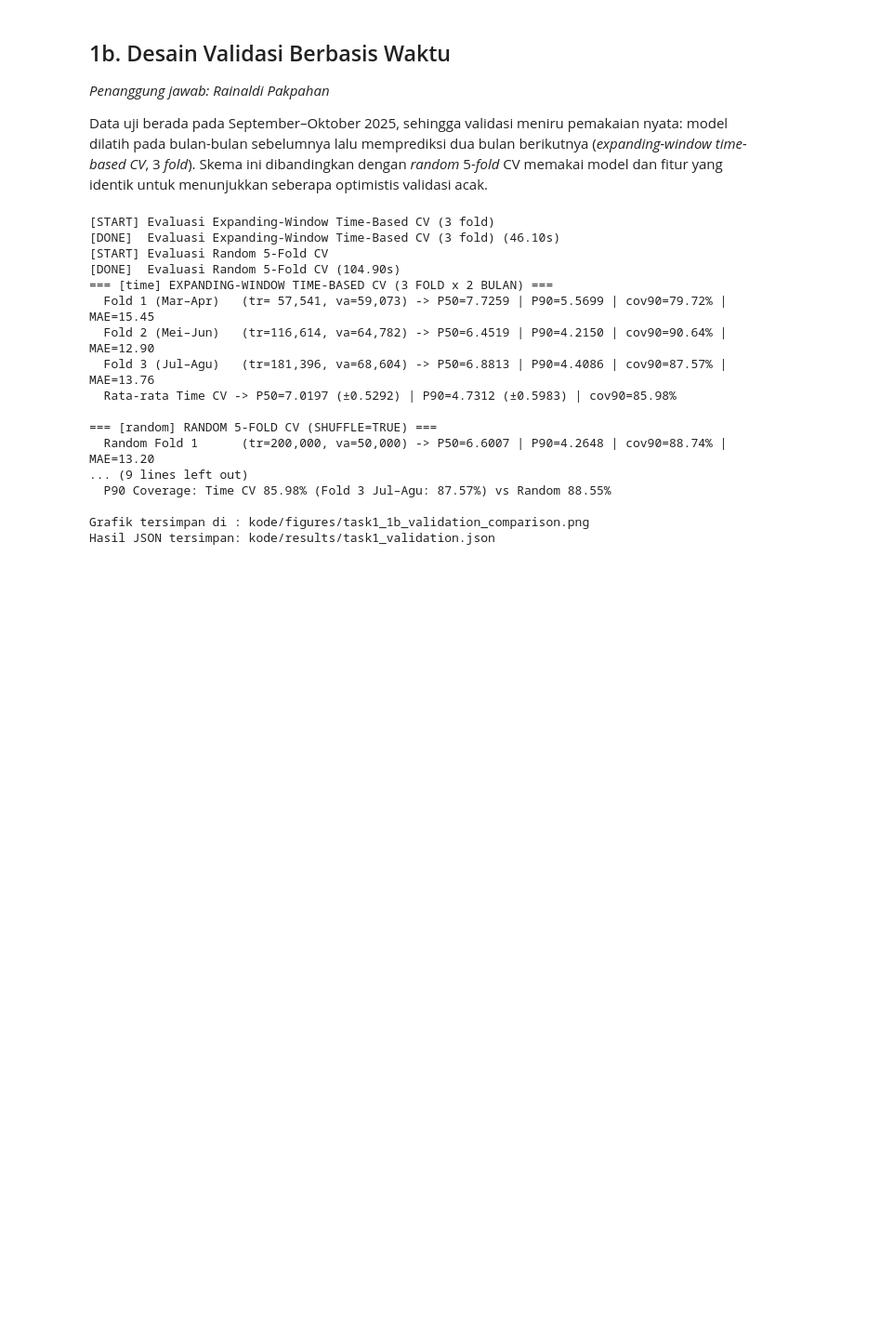
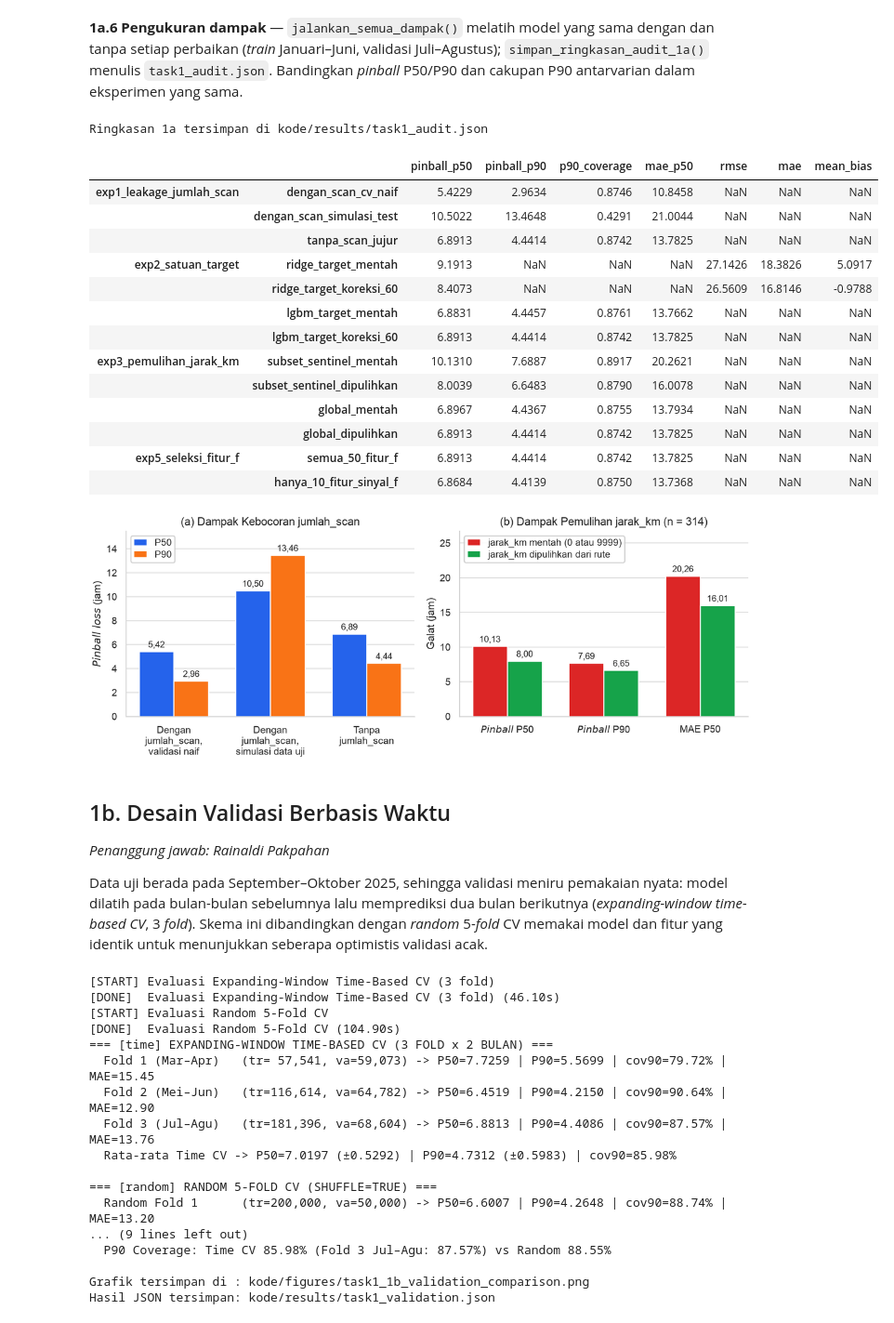
Before and after one commit to Nerodix/uts-ml-2026, a Jupyter notebook: kode/notebooks/tugas1_regresi.ipynb, the cells around one changed output. Shown at 93% size. Saved outputs shown, nothing was run; the diff lists cells and outputs as text; code cells hidden in the pictures; blank space fills up the shorter version.

```diff
--- a/kode/notebooks/tugas1_regresi.ipynb
+++ b/kode/notebooks/tugas1_regresi.ipynb
@@ -166,3 +304,38 @@ for nama in (
+# %% [markdown]
+**1a.6 Pengukuran dampak** — `jalankan_semua_dampak()` melatih model yang sama dengan dan tanpa setiap
+perbaikan (*train* Januari–Juni, validasi Juli–Agustus); `simpan_ringkasan_audit_1a()` menulis
+`task1_audit.json`. Bandingkan *pinball* P50/P90 dan cakupan P90 antarvarian dalam eksperimen yang sama.
+# %%
+hasil_dampak = jalankan_semua_dampak(train, test)
+jalur = simpan_ringkasan_audit_1a(train, test, hasil_dampak=hasil_dampak)
+print("Ringkasan 1a tersimpan di", jalur.relative_to(REPO_ROOT))
+
+baris = {}
+for eksperimen, isi in hasil_dampak.items():
+    if not eksperimen.startswith("exp") or not isinstance(isi, dict):
+        continue
+    for varian, metrik in isi.items():
+        if isinstance(metrik, dict) and all(not isinstance(v, (dict, list)) for v in metrik.values()):
+            baris[(eksperimen, varian)] = metrik
+display(pd.DataFrame.from_dict(baris, orient="index"))
+tampilkan_gambar(hasil_dampak["grafik_dampak"])
+# %% [output]
+Ringkasan 1a tersimpan di kode/results/task1_audit.json
+|  |  | pinball_p50 | pinball_p90 | p90_coverage | mae_p50 | rmse | mae | mean_bias |
+| exp1_leakage_jumlah_scan | dengan_scan_cv_naif | 5.4229 | 2.9634 | 0.8746 | 10.8458 | NaN | NaN | NaN |
+|  | dengan_scan_simulasi_test | 10.5022 | 13.4648 | 0.4291 | 21.0044 | NaN | NaN | NaN |
+|  | tanpa_scan_jujur | 6.8913 | 4.4414 | 0.8742 | 13.7825 | NaN | NaN | NaN |
+| exp2_satuan_target | ridge_target_mentah | 9.1913 | NaN | NaN | NaN | 27.1426 | 18.3826 | 5.0917 |
+|  | ridge_target_koreksi_60 | 8.4073 | NaN | NaN | NaN | 26.5609 | 16.8146 | -0.9788 |
+|  | lgbm_target_mentah | 6.8831 | 4.4457 | 0.8761 | 13.7662 | NaN | NaN | NaN |
+|  | lgbm_target_koreksi_60 | 6.8913 | 4.4414 | 0.8742 | 13.7825 | NaN | NaN | NaN |
+| exp3_pemulihan_jarak_km | subset_sentinel_mentah | 10.1310 | 7.6887 | 0.8917 | 20.2621 | NaN | NaN | NaN |
+|  | subset_sentinel_dipulihkan | 8.0039 | 6.6483 | 0.8790 | 16.0078 | NaN | NaN | NaN |
+|  | global_mentah | 6.8967 | 4.4367 | 0.8755 | 13.7934 | NaN | NaN | NaN |
+|  | global_dipulihkan | 6.8913 | 4.4414 | 0.8742 | 13.7825 | NaN | NaN | NaN |
+| exp5_seleksi_fitur_f | semua_50_fitur_f | 6.8913 | 4.4414 | 0.8742 | 13.7825 | NaN | NaN | NaN |
+|  | hanya_10_fitur_sinyal_f | 6.8684 | 4.4139 | 0.8750 | 13.7368 | NaN | NaN | NaN |
+[figure, added]
 # %% [markdown]
 ## 1b. Desain Validasi Berbasis Waktu
 
```
Also changed, not shown: parts of 23 cells of this notebook.
